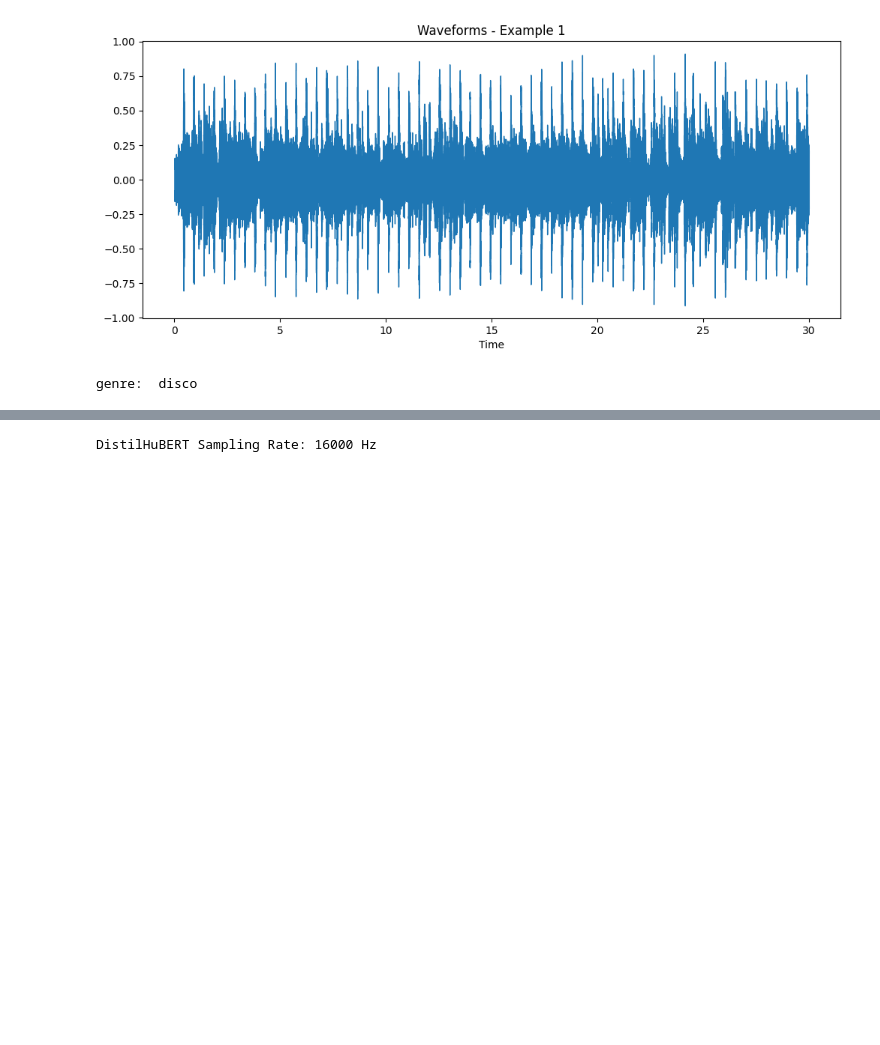
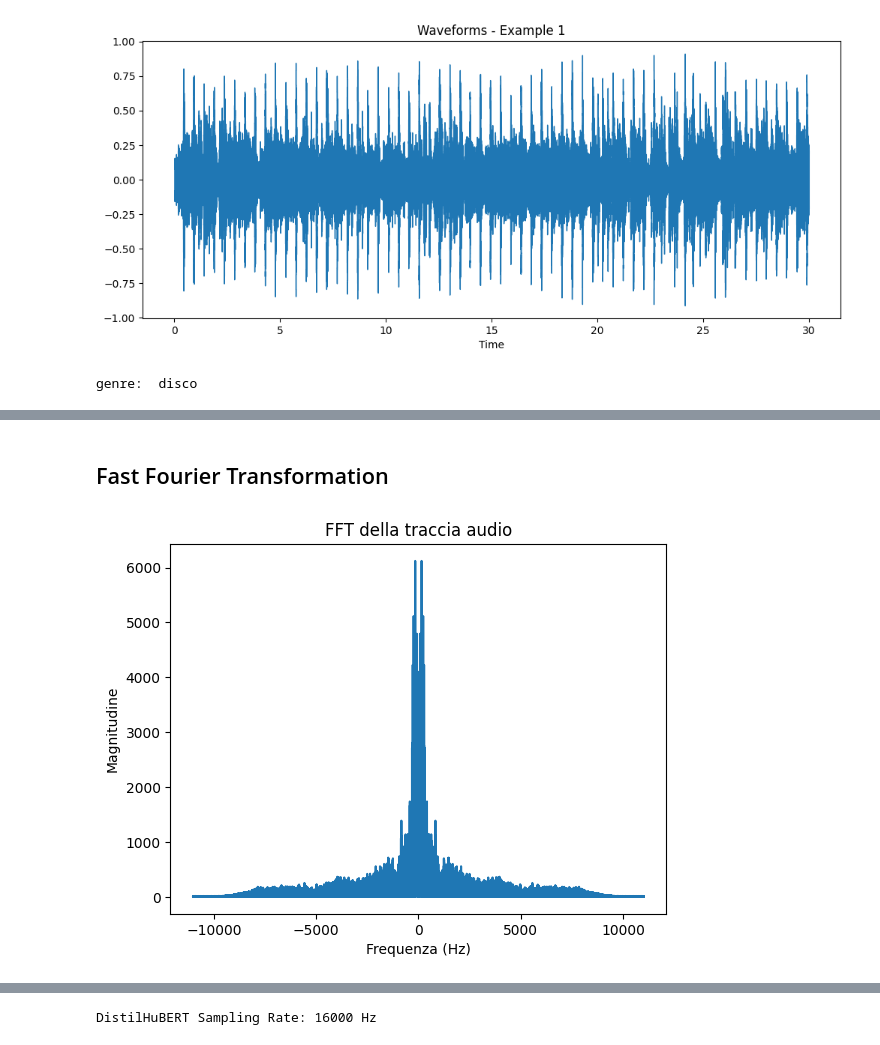
Before and after one commit to AndreaDAmicis22/DigitalSignalImageManagement, a Jupyter notebook: AudioClassification.ipynb, the cells around one changed output, grey strips where cells are left out. Cells and saved outputs as stored; diff of their text form; code cells hidden in the pictures; blank space fills up the shorter version.

Commit message:
Audio changes
Added fast fourier transformation, mfcc and related Neural Networks

```diff
--- a/AudioClassification.ipynb
+++ b/AudioClassification.ipynb
@@ -40,6 +29,6 @@ import numpy as np
 # %%
 from datasets import load_dataset
 
-gtzan = load_dataset("marsyas/gtzan", "all")
+gtzan = load_dataset("marsyas/gtzan", "all", trust_remote_code=True)
 gtzan
 # %% [output]
@@ -71,0 +64,5 @@ DatasetDict({
+# %%
+temp = df['test'].train_test_split(seed = seed, shuffle = True, test_size = .5)
+df['validation'] = temp['train']
+df['test'] = temp['test']
+print(df['validation'].shape, df['test'].shape)
@@ -240,3 +238,33 @@ genre:  disco
 Audio(data = array, rate = sampling_rate)
 # %% [output]
 [interactive output not drawn]
+# %% [markdown]
+## Fast Fourier Transformation
+# %%
+def compute_fft(audio_arrays, sampling_rate):
+    """
+    Calcola la FFT e le frequenze corrispondenti per ogni traccia audio.
+
+    :param audio_arrays: Lista di array audio
+    :param sampling_rate: Frequenza di campionamento
+    :return: Tuple contenente la lista dei risultati FFT e la lista delle frequenze
+    """
+    fft_results = [np.fft.fft(audio) for audio in audio_arrays]
+    freqs = [np.fft.fftfreq(len(audio), 1 / sampling_rate) for audio in audio_arrays]
+    return fft_results, freqs
+
+train = [df['train'][id]['audio']['array'] for id in range(len(df['train']))]
+validation = [df['validation'][id]['audio']['array'] for id in range(len(df['validation']))]
+test = [df['test'][id]['audio']['array'] for id in range(len(df['test']))]
+
+fft_train, freqs_train = compute_fft(train, sampling_rate)
+fft_validation, freqs_validation = compute_fft(validation, sampling_rate)
+fft_test, freqs_test = compute_fft(test, sampling_rate)
+# %%
+plt.plot(freqs_validation[0], np.abs(fft_validation[0]))
+plt.xlabel('Frequenza (Hz)')
+plt.ylabel('Magnitudine')
+plt.title('FFT della traccia audio')
+plt.show()
+# %% [output]
+[figure, added]
```
Also changed, not shown: parts of 25 cells of this notebook.
